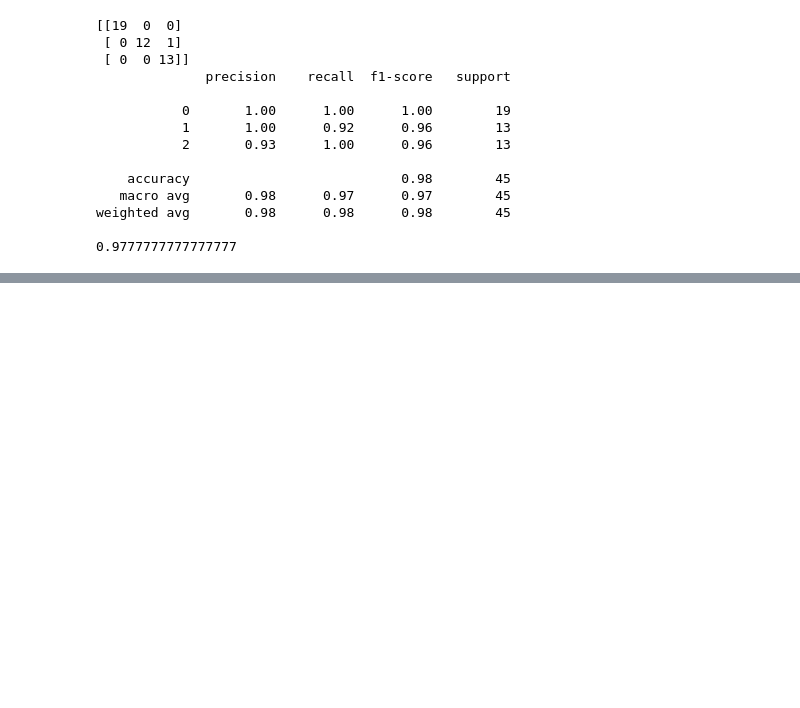
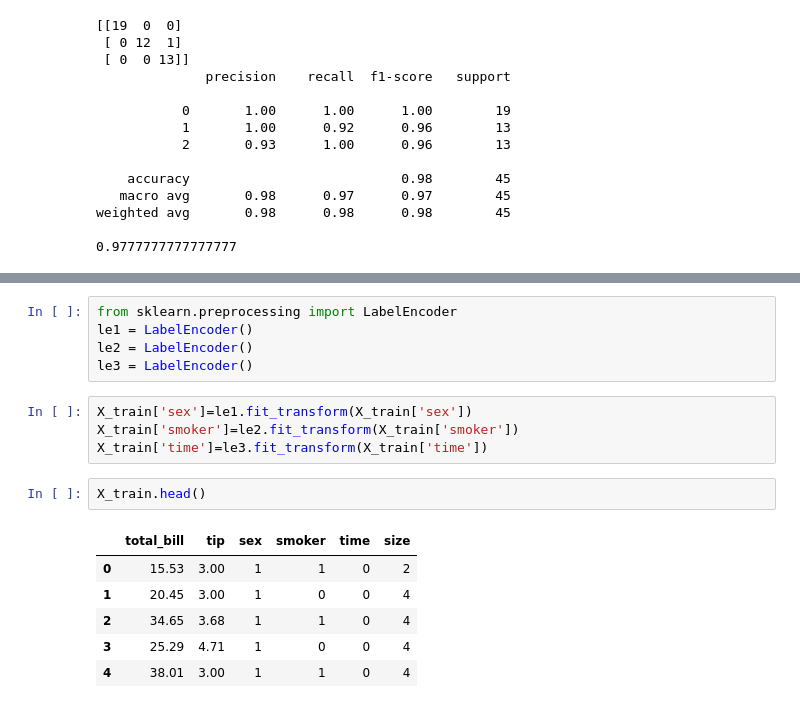
Before and after one commit to AyanSrivastava11/projects, a Jupyter notebook: 4 - naive bayes/nb.ipynb, the cells around one changed output, grey strips where cells are left out. Cells and saved outputs as stored; diff of their text form; blank space fills up the shorter version.

```diff
--- a/4 - naive bayes/nb.ipynb
+++ b/4 - naive bayes/nb.ipynb
@@ -74,0 +128,18 @@ weighted avg       0.98      0.98      0.98        45
+# %%
+from sklearn.preprocessing import LabelEncoder
+le1 = LabelEncoder()
+le2 = LabelEncoder()
+le3 = LabelEncoder()
+# %%
+X_train['sex']=le1.fit_transform(X_train['sex'])
+X_train['smoker']=le2.fit_transform(X_train['smoker'])
+X_train['time']=le3.fit_transform(X_train['time'])
+# %%
+X_train.head()
+# %% [output]
+|  | total_bill | tip | sex | smoker | time | size |
+| 0 | 15.53 | 3.00 | 1 | 1 | 0 | 2 |
+| 1 | 20.45 | 3.00 | 1 | 0 | 0 | 4 |
+| 2 | 34.65 | 3.68 | 1 | 1 | 0 | 4 |
+| 3 | 25.29 | 4.71 | 1 | 0 | 0 | 4 |
+| 4 | 38.01 | 3.00 | 1 | 1 | 0 | 4 |
```
Also changed, not shown: parts of 20 cells of this notebook, 1 other file.
